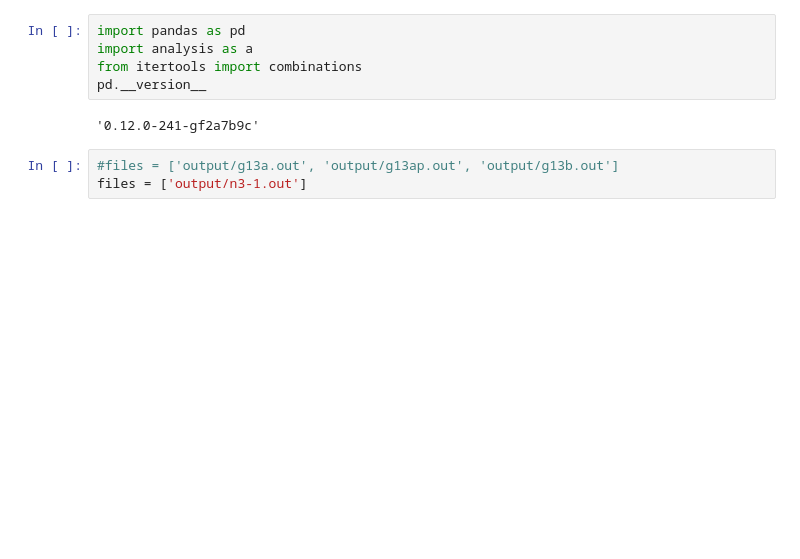
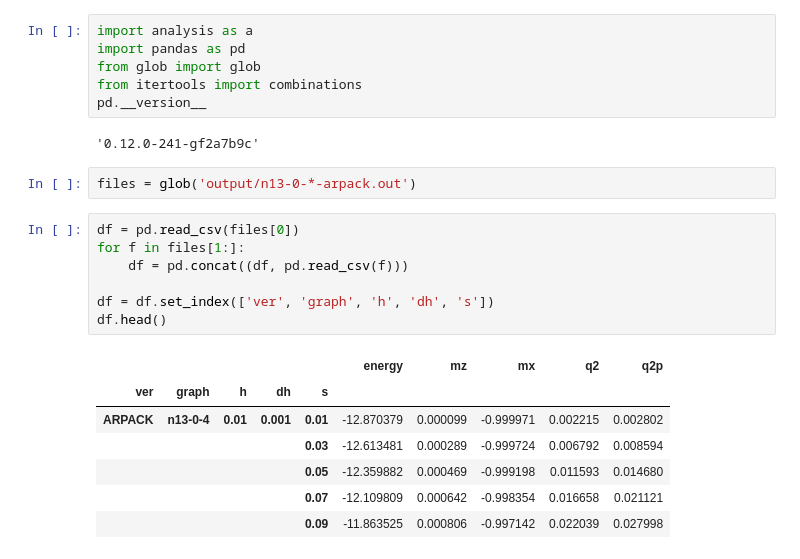
Before and after one commit to mcwitt/quantum-graph-isomorphism, a Jupyter notebook: analysis/heatmap.ipynb, the cells around one changed output. Drawn from its saved outputs; the diff is of its cells as text; blank space fills up the shorter version.

```diff
--- a/analysis/heatmap.ipynb
+++ b/analysis/heatmap.ipynb
@@ -1,13 +1,28 @@
 # %%
+import analysis as a
 import pandas as pd
-import analysis as a
+from glob import glob
 from itertools import combinations
 pd.__version__
 # %% [output]
 '0.12.0-241-gf2a7b9c'
-# %%
-#files = ['output/g13a.out', 'output/g13ap.out', 'output/g13b.out']
-files = ['output/n3-1.out']
+# %%
+files = glob('output/n13-0-*-arpack.out')
+# %%
+df = pd.read_csv(files[0])
+for f in files[1:]:
+    df = pd.concat((df, pd.read_csv(f)))
+
+df = df.set_index(['ver', 'graph', 'h', 'dh', 's'])
+df.head()
+# %% [output]
+|  |  |  |  |  | energy | mz | mx | q2 | q2p |
+| ver | graph | h | dh | s |  |  |  |  |  |
+| ARPACK | n13-0-4 | 0.01 | 0.001 | 0.01 | -12.870379 | 0.000099 | -0.999971 | 0.002215 | 0.002802 |
+|  |  |  |  | 0.03 | -12.613481 | 0.000289 | -0.999724 | 0.006792 | 0.008594 |
+|  |  |  |  | 0.05 | -12.359882 | 0.000469 | -0.999198 | 0.011593 | 0.014680 |
+|  |  |  |  | 0.07 | -12.109809 | 0.000642 | -0.998354 | 0.016658 | 0.021121 |
+|  |  |  |  | 0.09 | -11.863525 | 0.000806 | -0.997142 | 0.022039 | 0.027998 |
 # %%
 df = a.load_files(files)
 df.head()
```
Also changed, not shown: parts of 3 cells of this notebook, 3 other files.
